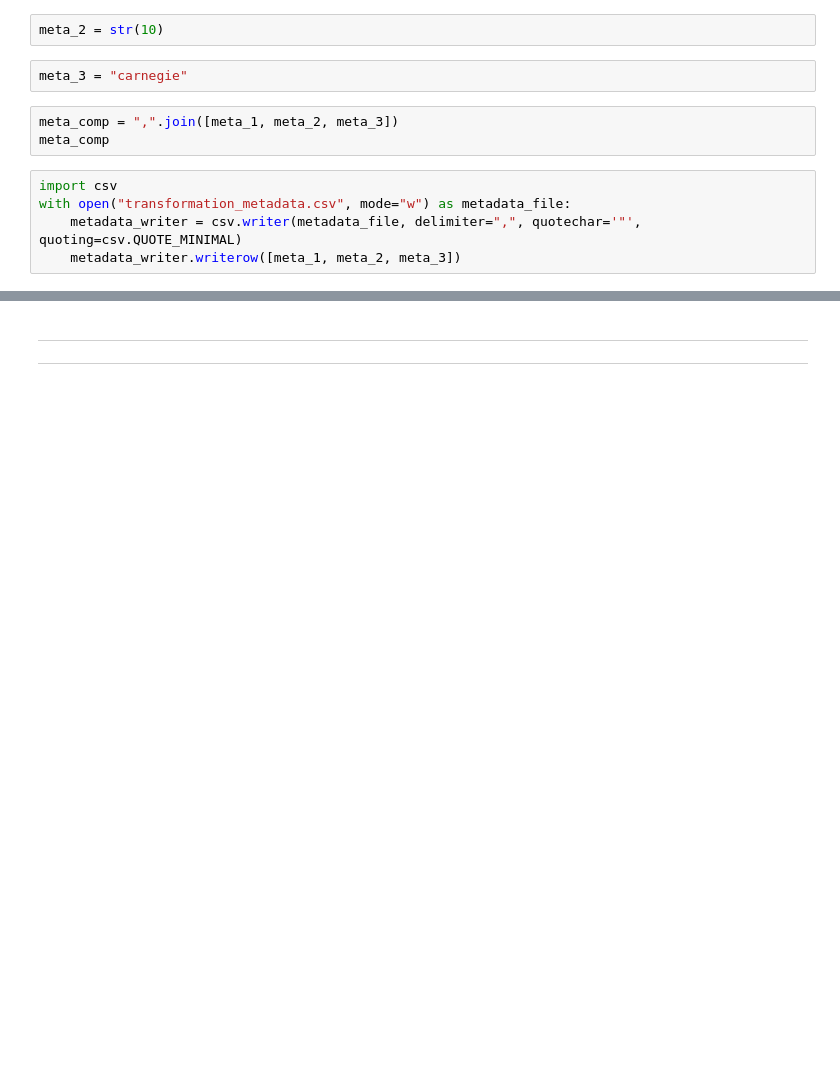
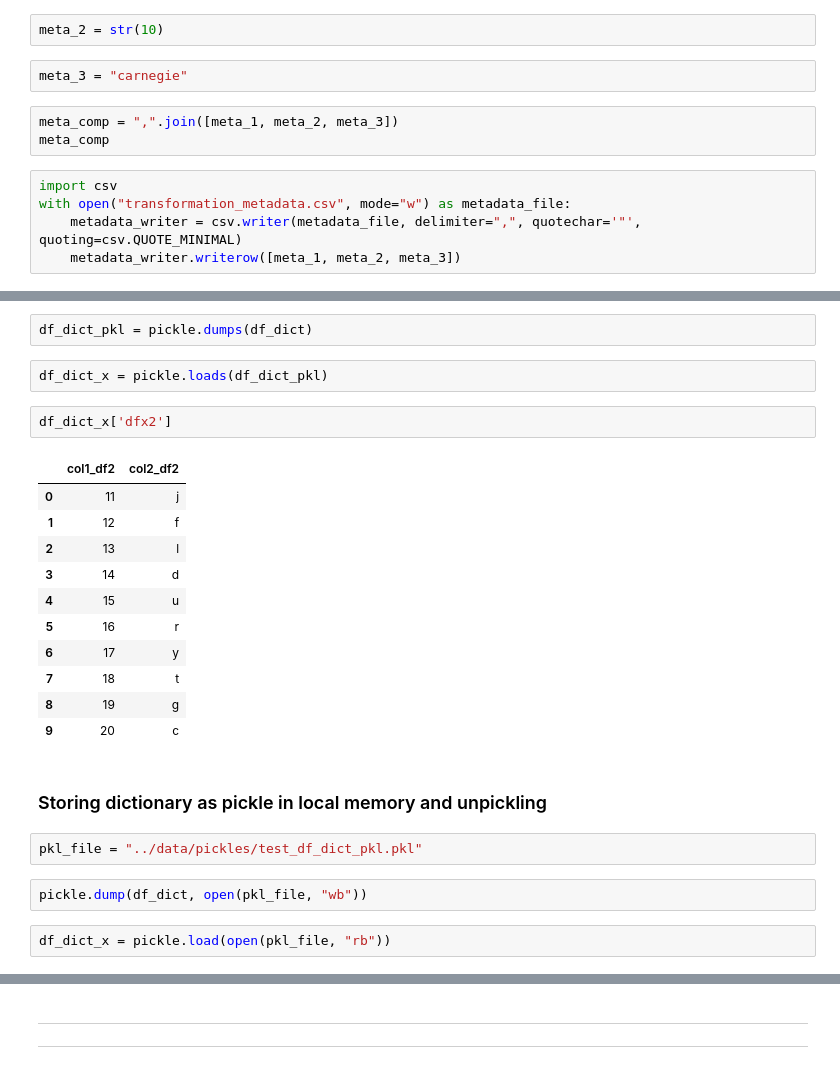
Before and after one commit to santibatte/dpa_2021, a Jupyter notebook: _robdir/rob_sandbox.ipynb, the cells around one changed output, grey strips where cells are left out. Saved outputs shown, nothing was run; the diff lists cells and outputs as text; blank space fills up the shorter version.

```diff
--- a/_robdir/rob_sandbox.ipynb
+++ b/_robdir/rob_sandbox.ipynb
@@ -474,0 +556,26 @@ with open("transformation_metadata.csv", mode="w") as metadata_file:
+# %%
+df_dict_pkl = pickle.dumps(df_dict)
+# %%
+df_dict_x = pickle.loads(df_dict_pkl)
+# %%
+df_dict_x['dfx2']
+# %% [output]
+|  | col1_df2 | col2_df2 |
+| 0 | 11 | j |
+| 1 | 12 | f |
+| 2 | 13 | l |
+| 3 | 14 | d |
+| 4 | 15 | u |
+| 5 | 16 | r |
+| 6 | 17 | y |
+| 7 | 18 | t |
+| 8 | 19 | g |
+| 9 | 20 | c |
+# %% [markdown]
+### Storing dictionary as pickle in local memory and unpickling
+# %%
+pkl_file = "../data/pickles/test_df_dict_pkl.pkl"
+# %%
+pickle.dump(df_dict, open(pkl_file, "wb"))
+# %%
+df_dict_x = pickle.load(open(pkl_file, "rb"))
```
Also changed, not shown: parts of 12 cells of this notebook.
